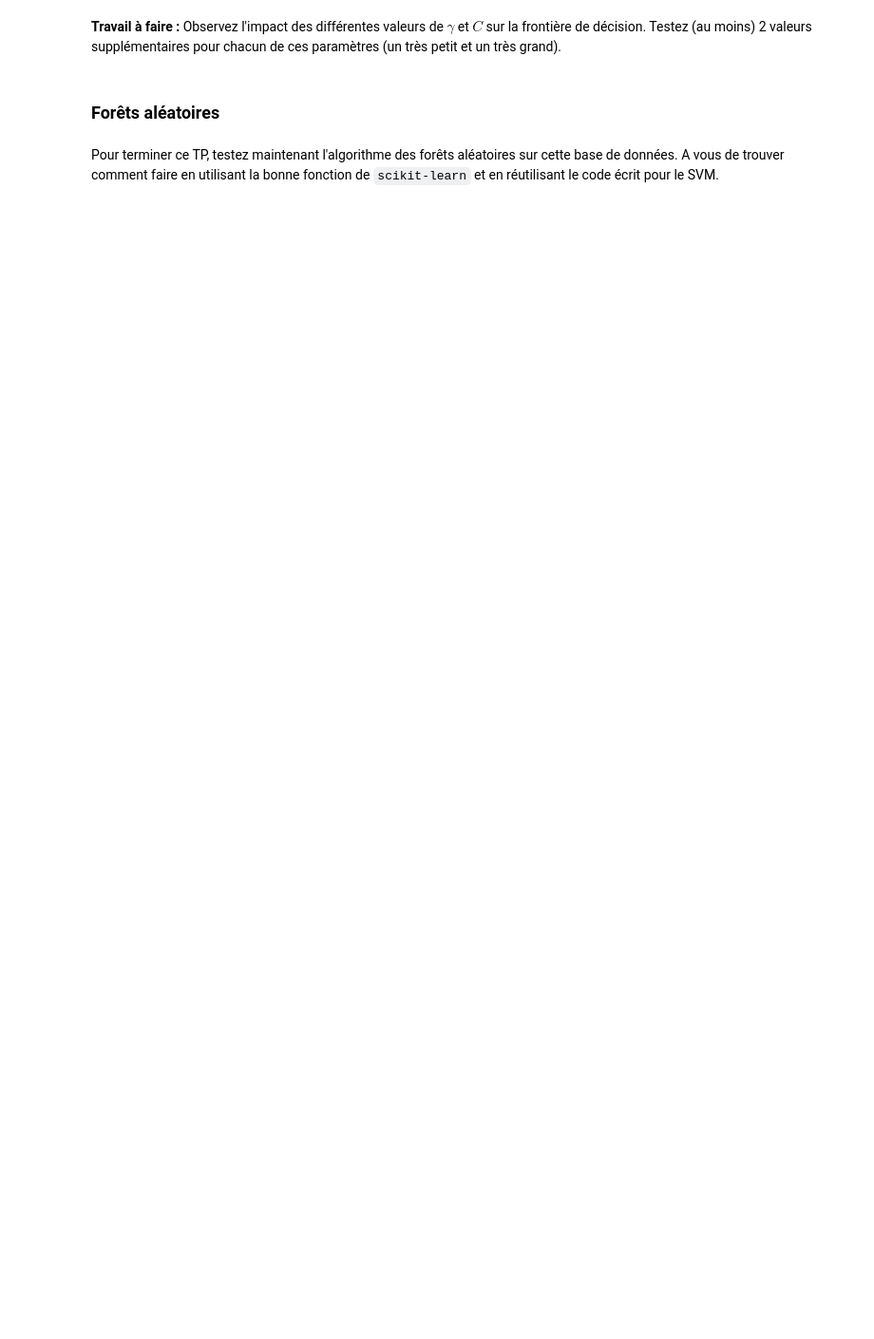
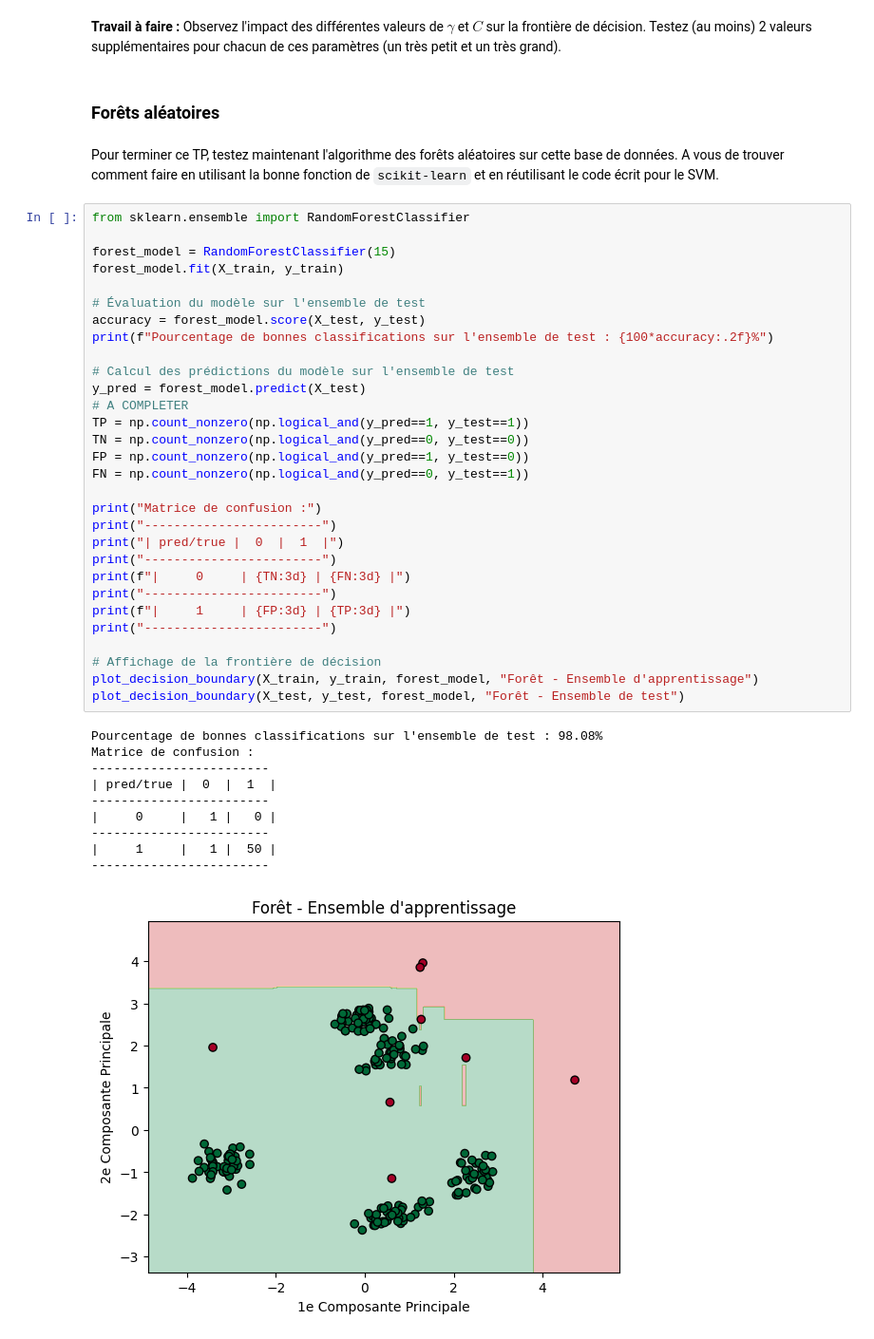
Before and after one commit to louis-thevenet/N7, a Jupyter notebook: TPs/S6/Apprentissage/TP_1_Détection_danomalies_Sujet.ipynb, the cells around one changed output. Shown at 95% size. Cells and saved outputs as stored; diff of their text form; blank space fills up the shorter version.

Commit message:
tp(apprentissage): add tp 1, 2

```diff
--- a/TPs/S6/Apprentissage/TP_1_Détection_danomalies_Sujet.ipynb
+++ b/TPs/S6/Apprentissage/TP_1_Détection_danomalies_Sujet.ipynb
@@ -338,3 +373,44 @@ Matrice de confusion :
 ### Forêts aléatoires
 # %% [markdown]
 Pour terminer ce TP, testez maintenant l'algorithme des forêts aléatoires sur cette base de données. A vous de trouver comment faire en utilisant la bonne fonction de `scikit-learn` et en réutilisant le code écrit pour le SVM.
+# %%
+from sklearn.ensemble import RandomForestClassifier
+
+forest_model = RandomForestClassifier(15)
+forest_model.fit(X_train, y_train)
+
+# Évaluation du modèle sur l'ensemble de test
+accuracy = forest_model.score(X_test, y_test)
+print(f"Pourcentage de bonnes classifications sur l'ensemble de test : {100*accuracy:.2f}%")
+
+# Calcul des prédictions du modèle sur l'ensemble de test
+y_pred = forest_model.predict(X_test)
+# A COMPLETER
+TP = np.count_nonzero(np.logical_and(y_pred==1, y_test==1))
+TN = np.count_nonzero(np.logical_and(y_pred==0, y_test==0))
+FP = np.count_nonzero(np.logical_and(y_pred==1, y_test==0))
+FN = np.count_nonzero(np.logical_and(y_pred==0, y_test==1))
+
+print("Matrice de confusion :")
+print("------------------------")
+print("| pred/true |  0  |  1  |")
+print("------------------------")
+print(f"|     0     | {TN:3d} | {FN:3d} |")
+print("------------------------")
+print(f"|     1     | {FP:3d} | {TP:3d} |")
+print("------------------------")
+
+# Affichage de la frontière de décision
+plot_decision_boundary(X_train, y_train, forest_model, "Forêt - Ensemble d'apprentissage")
+plot_decision_boundary(X_test, y_test, forest_model, "Forêt - Ensemble de test")
+# %% [output]
+Pourcentage de bonnes classifications sur l'ensemble de test : 98.08%
+Matrice de confusion :
+------------------------
+| pred/true |  0  |  1  |
+------------------------
+|     0     |   1 |   0 |
+------------------------
+|     1     |   1 |  50 |
+------------------------
+[figure, added]
```
Also changed, not shown: parts of 14 cells of this notebook, 1 other file.
